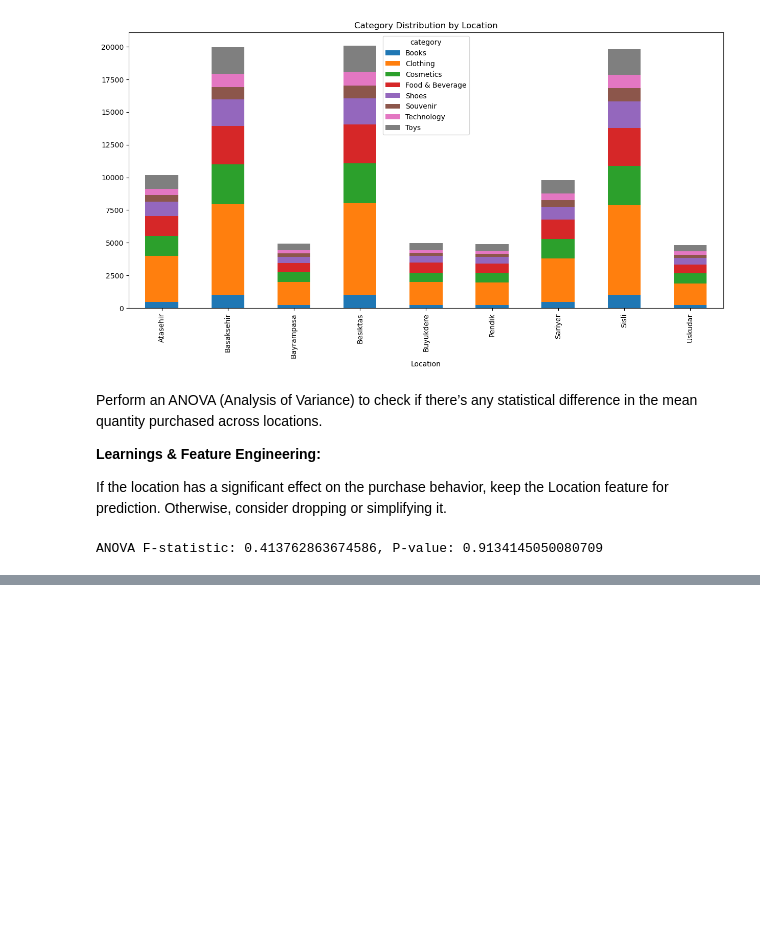
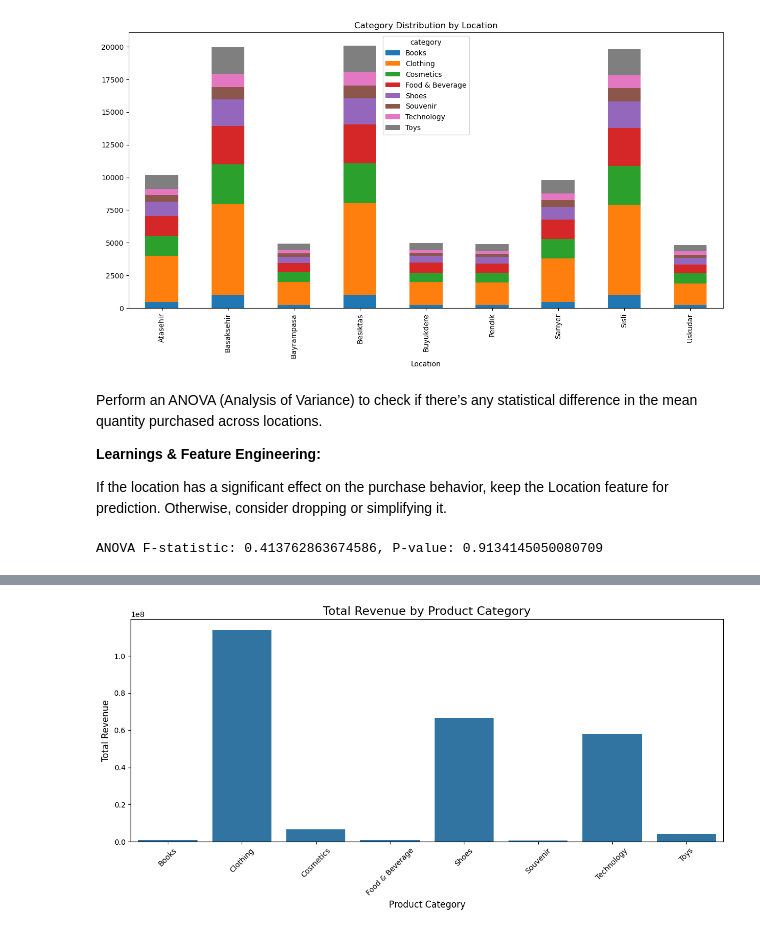
Before and after one commit to adnansadar/Customer-Segmentation-and-Purchase-Behavior-Prediction-for-Retail-Businesses, a Jupyter notebook: phase1.ipynb, the cells around one changed output, grey strips where cells are left out. Cells and saved outputs as stored; diff of their text form; code cells hidden in the pictures; blank space fills up the shorter version.

```diff
--- a/phase1.ipynb
+++ b/phase1.ipynb
@@ -325,0 +334,21 @@ ANOVA F-statistic: 0.413762863674586, P-value: 0.9134145050080709
+# %%
+# Calculate total revenue by category
+df['total_revenue'] = df['quantity'] * df['price']
+category_revenue = df.groupby('category')['total_revenue'].sum().reset_index()
+
+plt.figure(figsize=(12, 6))
+
+# Create a bar plot for category-wise revenue
+sns.barplot(x='category', y='total_revenue', data=category_revenue)
+
+# Add labels and title
+plt.title('Total Revenue by Product Category', fontsize=16)
+plt.xlabel('Product Category', fontsize=12)
+plt.ylabel('Total Revenue', fontsize=12)
+plt.xticks(rotation=45)
+
+# Show plot
+plt.tight_layout()
+plt.show()
+# %% [output]
+[figure, added]
```
Also changed, not shown: parts of 7 cells of this notebook.
